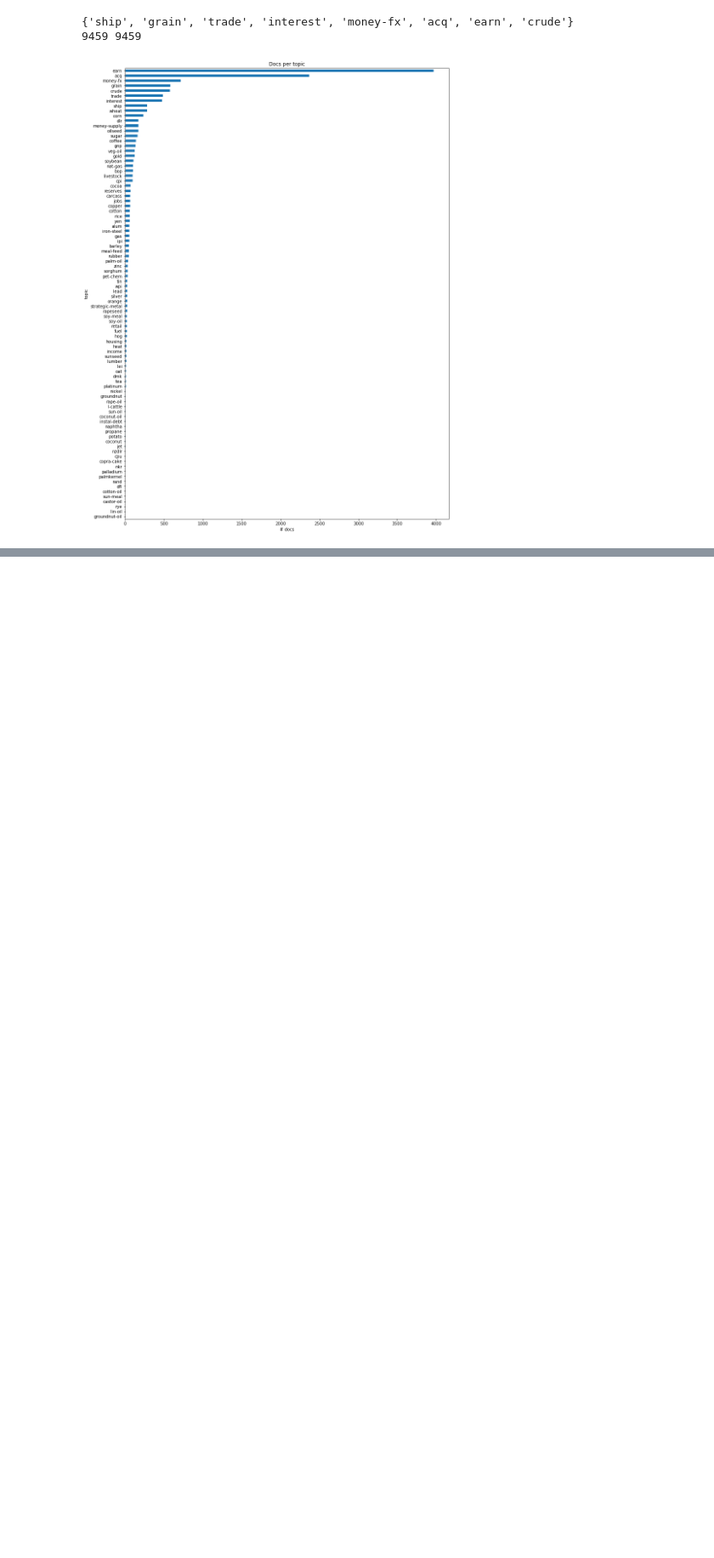
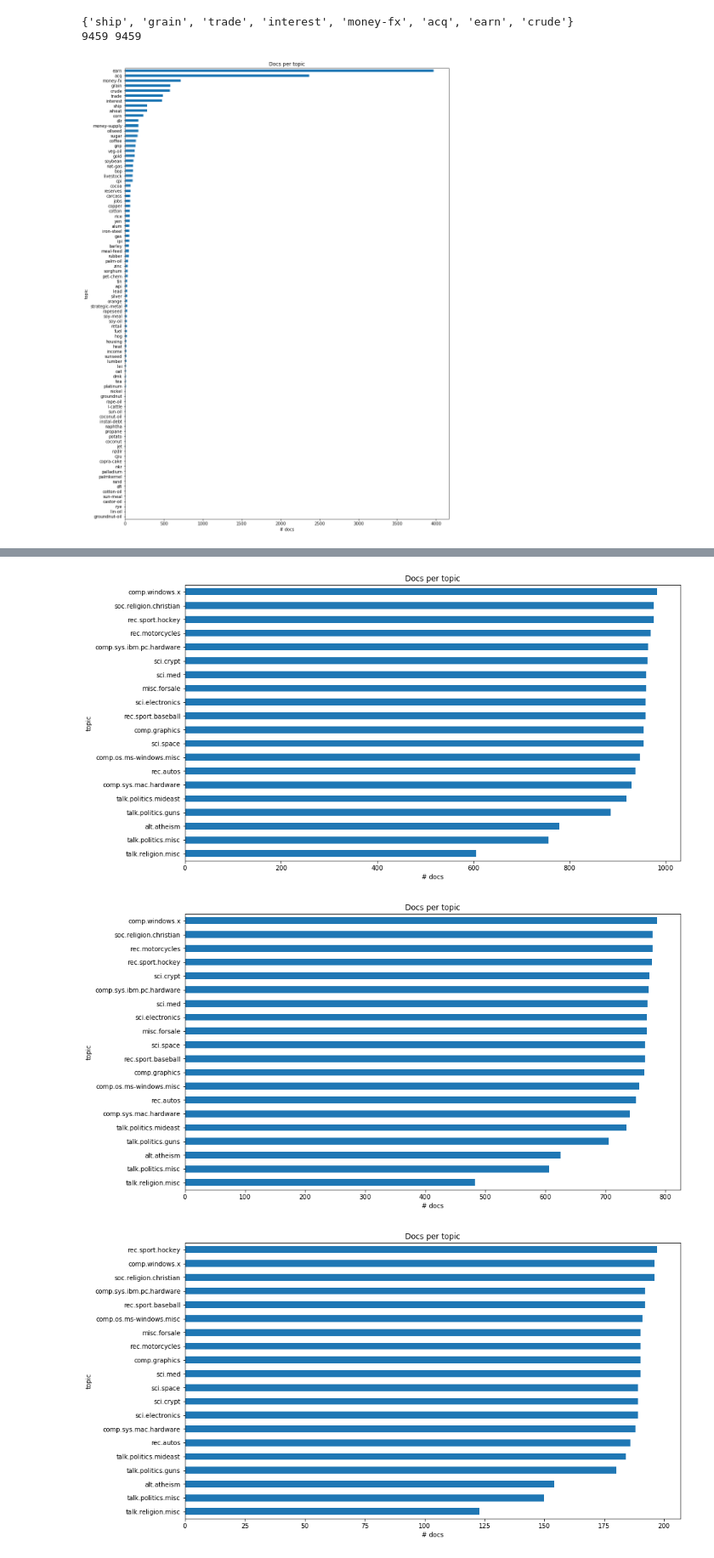
Before and after one commit to davidgengenbach/bachelor-thesis, a Jupyter notebook: code/dump.ipynb, the cells around one changed output, grey strips where cells are left out. Shown at 85% size. Drawn from its saved outputs; the diff is of its cells as text; code cells hidden in the pictures; blank space fills up the shorter version.

```diff
--- a/code/dump.ipynb
+++ b/code/dump.ipynb
@@ -243,0 +255,13 @@ dataset_helper.get_all_available_dataset_names()
+# %%
+import matplotlib.pyplot as plt
+X, Y = dataset_helper.get_dataset('ng20')
+data_train_X, data_test_X, data_train_Y, data_test_Y = dataset_helper.split_dataset(X, Y)
+
+dataset_helper.plot_dataset_class_distribution(X, Y)
+for X, Y in [(data_train_X, data_train_Y), (data_test_X, data_test_Y)]:
+    dataset_helper.plot_dataset_class_distribution(X, Y)
+    plt.show()
+# %% [output]
+[figure, added]
+[figure, added]
+[figure, added]
```
Also changed, not shown: parts of 6 cells of this notebook, 5 other files.
